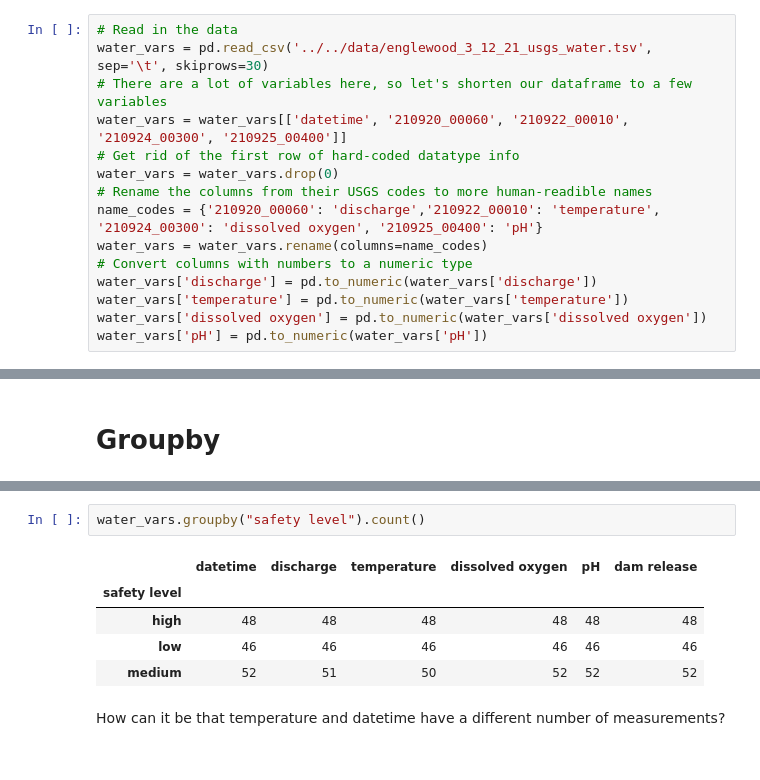
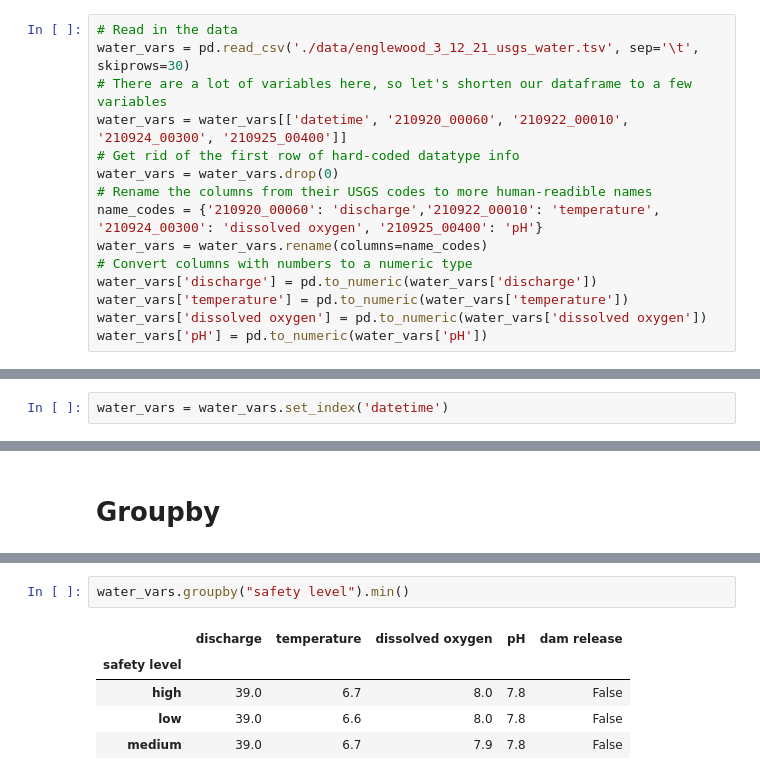
Before and after one commit to rwegener2/sarp_lessons, a Jupyter notebook: lessons/lesson_4/lesson_4_tabular.ipynb, the cells around one changed output, grey strips where cells are left out. Saved outputs shown, nothing was run; the diff lists cells and outputs as text.

```diff
--- a/lessons/lesson_4/lesson_4_tabular.ipynb
+++ b/lessons/lesson_4/lesson_4_tabular.ipynb
@@ -6,7 +17,7 @@ We'll be using the same USGS water dataset as lesson 3.  Here we read and pre-pr
 import pandas as pd
 # %%
 # Read in the data
-water_vars = pd.read_csv('../../data/englewood_3_12_21_usgs_water.tsv', sep='\t', skiprows=30)
+water_vars = pd.read_csv('./data/englewood_3_12_21_usgs_water.tsv', sep='\t', skiprows=30)
 # There are a lot of variables here, so let's shorten our dataframe to a few variables
 water_vars = water_vars[['datetime', '210920_00060', '210922_00010', '210924_00300', '210925_00400']]
 # Get rid of the first row of hard-coded datatype info
@@ -50,0 +284,2 @@ water_vars
+# %%
+water_vars = water_vars.set_index('datetime')
@@ -68,10 +351,8 @@ TODO make this nicer to look at ^
 # %%
-water_vars.groupby("safety level").count()
+water_vars.groupby("safety level").min()
 # %% [output]
-|  | datetime | discharge | temperature | dissolved oxygen | pH | dam release |
-| safety level |  |  |  |  |  |  |
-| high | 48 | 48 | 48 | 48 | 48 | 48 |
-| low | 46 | 46 | 46 | 46 | 46 | 46 |
-| medium | 52 | 51 | 50 | 52 | 52 | 52 |
+|  | discharge | temperature | dissolved oxygen | pH | dam release |
+| safety level |  |  |  |  |  |
+| high | 39.0 | 6.7 | 8.0 | 7.8 | False |
+| low | 39.0 | 6.6 | 8.0 | 7.8 | False |
+| medium | 39.0 | 6.7 | 7.9 | 7.8 | False |
-# %% [markdown]
-How can it be that temperature and datetime have a different number of measurements?
```
Also changed, not shown: parts of 71 cells of this notebook, 4 other files.
